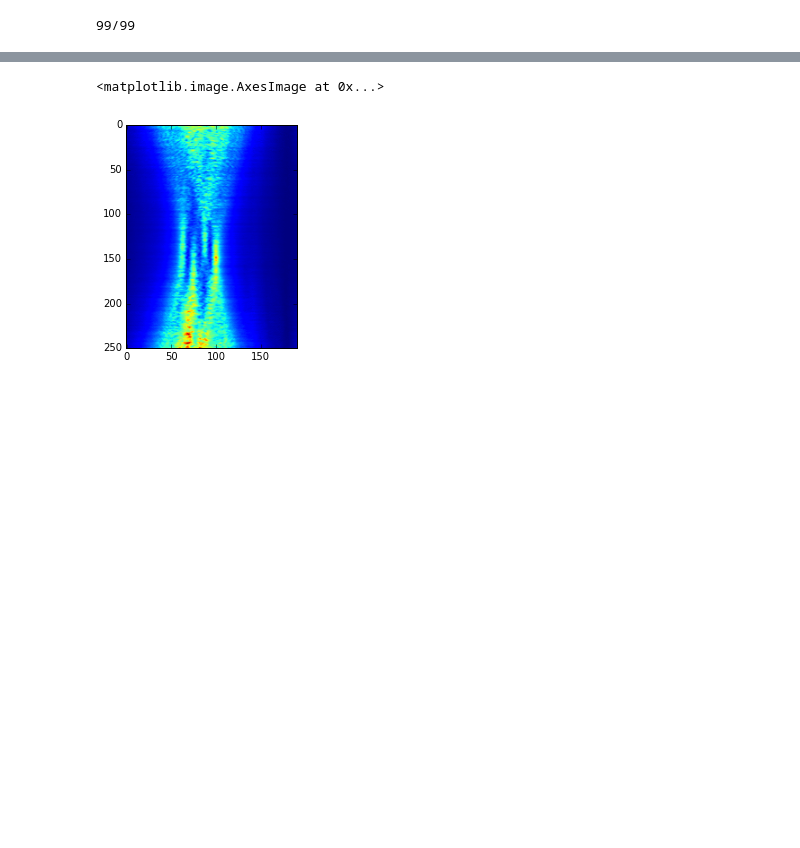
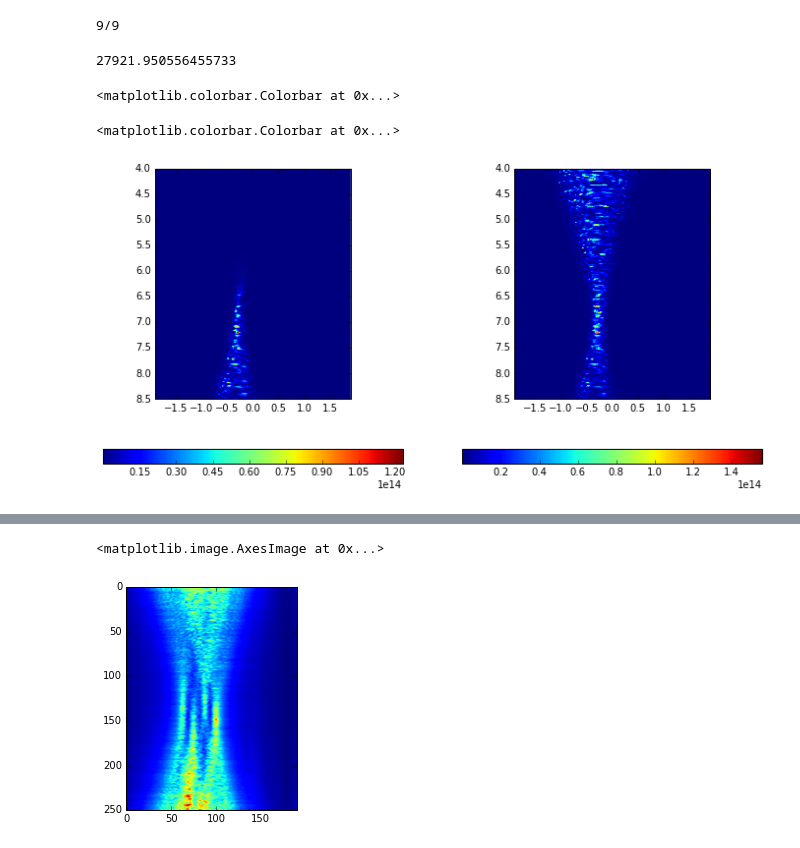
Before and after one commit to vlchaplin/VeraUSpub, a Jupyter notebook: py/RfProbe_CoReg.ipynb, the cells around one changed output, grey strips where cells are left out. Drawn from its saved outputs; the diff is of its cells as text; code cells hidden in the pictures; blank space fills up the shorter version.

```diff
--- a/py/RfProbe_CoReg.ipynb
+++ b/py/RfProbe_CoReg.ipynb
@@ -183,13 +266,14 @@ superFrames = np.arange(0,numf,dtype=int)
 
 acqs = np.arange(0,numa,dtype=int)
 
-superFrames=[0,1,2,3,4]
-#acqs=[1,2,3,4,5,6,7,8,9,10,11,12]
+superFrames=[0]
+acqs=list(range(1,10))
 
 numSF = len(superFrames)
 
 Moment1Imgf = np.zeros([2,numSF,Nz,Nx])
 Moment2Imgf = np.zeros([2,numSF,Nz,Nx])
+ProbeCrossTerm = np.ones([numSF,params.numacq,Nz,Nx])
 rmsPerImage = np.zeros([numSF,params.numacq])
 bbNoisePerAcq = np.zeros([numSF*params.numacq])
 
@@ -222,12 +306,14 @@ for rf_data in (rf_probe1, rf_probe2):
                 delayed[ii[0],ii[1],ii[2]] = rf_data[delayinds[inbounds3],ii[2],sf*params.numacq + a]
 
             chandelaysum = np.sum(ape*distances*delayed,axis=2)
-            summed_passivemap = chandelaysum**2
+            chandelaysum2 = np.sum( (ape*distances*delayed)**2,axis=2)
+            #summed_passivemap = chandelaysum**2
 
-            rmsPerImage[sfi,a] = np.sum(summed_passivemap,axis=(0,1))
+            #rmsPerImage[sfi,a] = np.sum(summed_passivemap,axis=(0,1))
 
-            Moment1Imgf[probenum,sfi]+=chandelaysum
-            Moment2Imgf[probenum,sfi]+=summed_passivemap
+            ProbeCrossTerm[sfi,a]*=chandelaysum
+            Moment1Imgf[probenum,sfi]+=chandelaysum**2
+            Moment2Imgf[probenum,sfi]+=chandelaysum2
 
             print("\r%d/%d"%(sf*params.numacq + a, superFrames[-1]*params.numacq + acqs[-1]),end='', flush=True)
 
@@ -235,4 +321,28 @@ for rf_data in (rf_probe1, rf_probe2):
         Moment2Imgf[probenum,sfi]/=len(acqs)
     probenum+=1
 # %% [output]
-99/99
+9/9
+# %%
+numimages=numSF
+varianceImage1 = np.sum(Moment1Imgf[0]**2,axis=0)/numimages - np.sum(Moment2Imgf[0],axis=0)/numimages
+varianceImage2 = np.sum(Moment1Imgf[1]**2,axis=0)/numimages - np.sum(Moment2Imgf[1],axis=0)/numimages
+
+summedImage = varianceImage1+varianceImage2
+coupledImage = summedImage + (2*np.mean(ProbeCrossTerm,axis=(0,1)))
+
+
+extent=np.array([xpnts[0],xpnts[-1],zpnts[-1],zpnts[0]])*100
+# %%
+np.max(2*np.mean(ProbeCrossTerm,axis=(0,1)))
+# %% [output]
+27921.950556455733
+# %%
+plt.figure(figsize=(6,6))
+plt.subplot(121)
+plt.imshow((2*np.mean(ProbeCrossTerm,axis=(0,1))))
+plt.colorbar()
+plt.subplot(122)
+plt.imshow(np.abs(2*np.mean(ProbeCrossTerm,axis=(0,1))))
+plt.colorbar()
+# %% [output]
+<matplotlib.colorbar.Colorbar at 0x...>
@@ -239,3 +351,14 @@ for rf_data in (rf_probe1, rf_probe2):
+# %%
+plt.figure(figsize=(12,6))
+plt.subplot(121)
+plt.imshow(varianceImage1,interpolation='none',extent=extent)
+plt.colorbar(orientation='horizontal')
+plt.subplot(122)
+plt.imshow(varianceImage2+varianceImage1,interpolation='none',extent=extent)
+plt.colorbar(orientation='horizontal')
+# %% [output]
+<matplotlib.colorbar.Colorbar at 0x...>
+[figure, added]
 # %%
 gs=gridspec.GridSpec(2,2,wspace=0.05,hspace=0.35)
 
```
Also changed, not shown: parts of 69 cells of this notebook, 5 other files.
